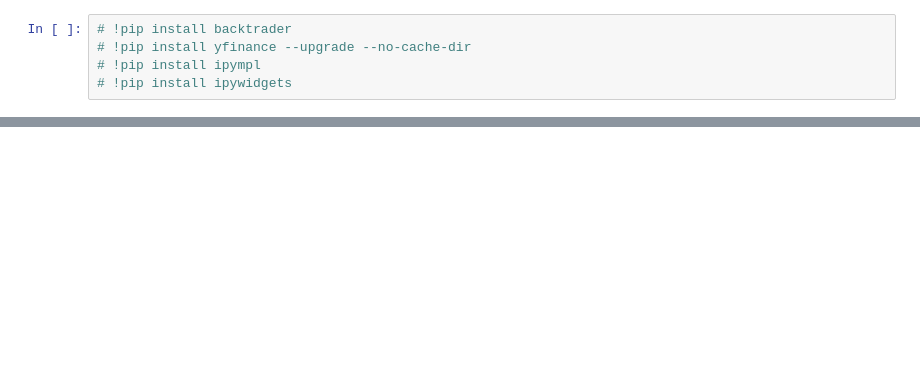
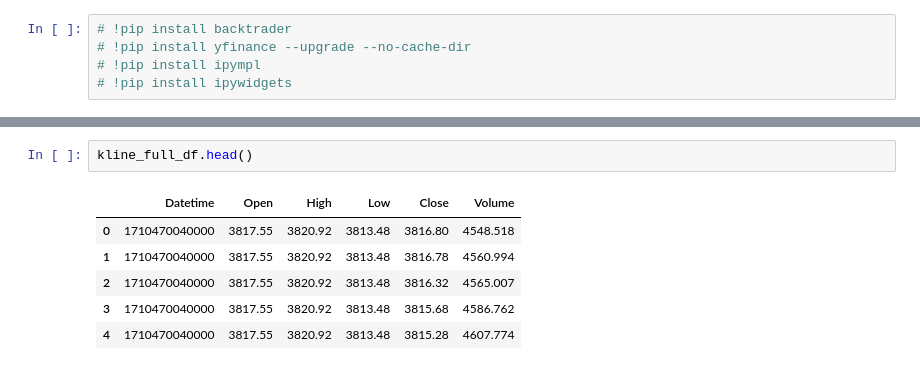
Before and after one commit to Luxury-Duckling-Services/avellaneda-stoikov, a Jupyter notebook: backtrader.ipynb, the cells around one changed output, grey strips where cells are left out. Drawn from its saved outputs; the diff is of its cells as text; blank space fills up the shorter version.

```diff
--- a/backtrader.ipynb
+++ b/backtrader.ipynb
@@ -5,0 +37,9 @@
+# %%
+kline_full_df.head()
+# %% [output]
+|  | Datetime | Open | High | Low | Close | Volume |
+| 0 | 1710470040000 | 3817.55 | 3820.92 | 3813.48 | 3816.80 | 4548.518 |
+| 1 | 1710470040000 | 3817.55 | 3820.92 | 3813.48 | 3816.78 | 4560.994 |
+| 2 | 1710470040000 | 3817.55 | 3820.92 | 3813.48 | 3816.32 | 4565.007 |
+| 3 | 1710470040000 | 3817.55 | 3820.92 | 3813.48 | 3815.68 | 4586.762 |
+| 4 | 1710470040000 | 3817.55 | 3820.92 | 3813.48 | 3815.28 | 4607.774 |
```
Also changed, not shown: parts of 9 cells of this notebook, 2 other files.
